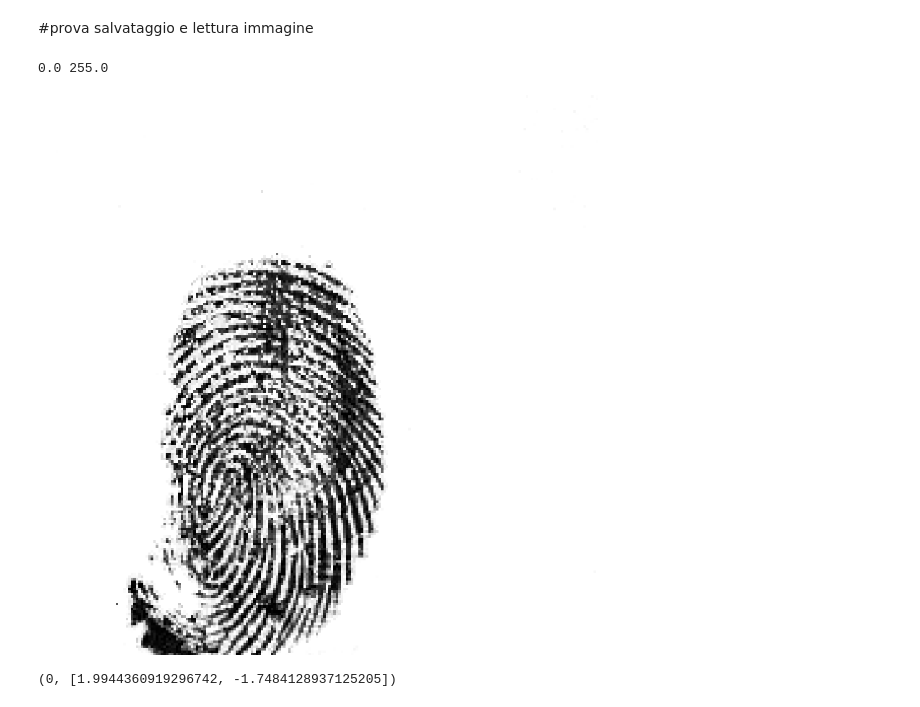
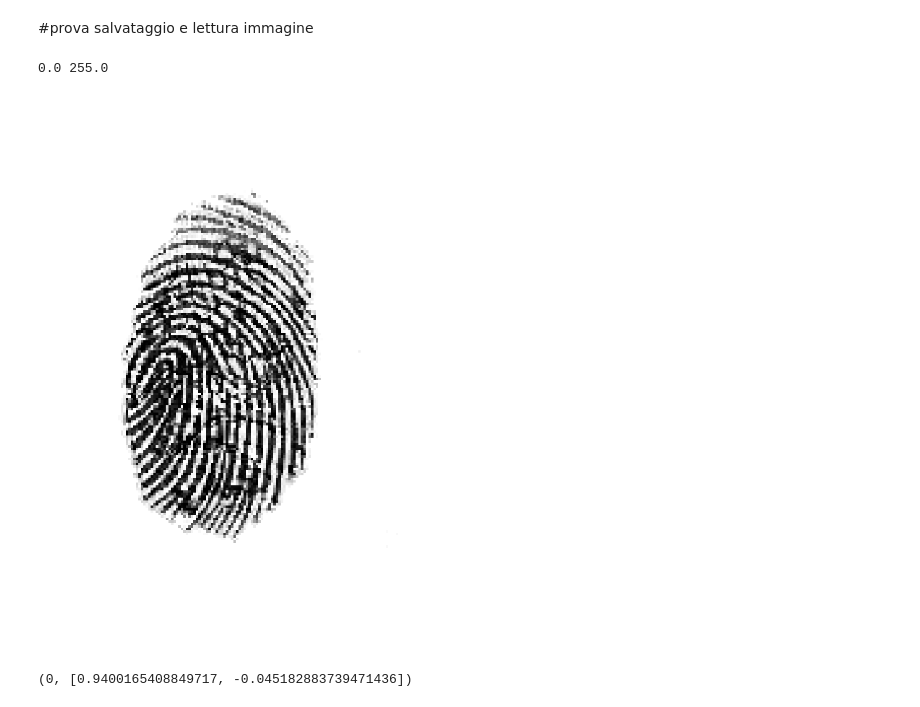
Before and after one commit to umbertogagl97/Tesi, a Jupyter notebook: Impronte/AttaccoScanner/Attacco_IFGM_completo_0_1.ipynb, the cells around one changed output. Drawn from its saved outputs; the diff is of its cells as text; code cells hidden in the pictures.

Commit message:
Modificata perturbazione e riordinamento trasformazioni

```diff
--- a/Impronte/AttaccoScanner/Attacco_IFGM_completo_0_1.ipynb
+++ b/Impronte/AttaccoScanner/Attacco_IFGM_completo_0_1.ipynb
@@ -261,9 +270,6 @@ def test_average_preds(classifier,input):
   preds=[]
   #value=[]
   prob=nn.Softmax()
-  data_transform_test= transforms.Compose([transforms.Resize([224,224]),
-          transforms.Normalize([0.485, 0.456, 0.406], [0.229, 0.224, 0.225])
-          ])
 
   if input.shape[2]!=1000:
     input=transf_init(input)
@@ -294,9 +300,6 @@ def test_average_values(classifier,input):
   '''
   preds=[]
   #value=[]
-  data_transform_test= transforms.Compose([transforms.Resize([224,224]),
-          transforms.Normalize([0.485, 0.456, 0.406], [0.229, 0.224, 0.225])
-          ])
 
   if input.shape[2]!=1000:
     input=transf_init(input)
@@ -544,16 +480,12 @@ class IterativeFastGradientMethod(EvasionAttack):
         iter=0
         #ridimensionamento per le img spoof spoof
         if active==True:
-          trans_prova= transforms.Compose([#transforms.ToPILImage(),
-                                           transforms.Resize([224,224],interpolation=InterpolationMode.NEAREST),
-                                           #transforms.Normalize([0.485, 0.456, 0.406], [0.229, 0.224, 0.225]),
-                                           #transforms.ToTensor()
-                                           ])
-          adv_x=trans_prova(torch.Tensor(adv_x))
+          adv_x=transf_resize(torch.Tensor(adv_x))
           #inserisci qui calcolo mask
           mask_mod=compute_mask(torch.Tensor(adv_x)) #è un'immagine 224x224 in scala di grigi
 
           adv_x=np.array(adv_x) #[0,1]
+
           #print("x init")
           #print(np.max(adv_x),np.min(adv_x))
           while active==True and partial_stop_condition and iter<max_iter:
@@ -591,7 +523,6 @@ class IterativeFastGradientMethod(EvasionAttack):
                 # Update current eps and check the stop condition
                 current_eps = current_eps + self.eps_step
                 partial_stop_condition = current_eps <= self.eps
-
 
         return adv_x
 
@@ -764,18 +695,17 @@ import random
 # FGM
 attack = IterativeFastGradientMethod(estimator=classifier, eps=1000,eps_step=0.001)
 
-list_print=sorted(random.sample(range(dim_set),10))
+list_print=sorted(random.sample(range(dim_set),1))
 
 x_print=[]
 y_print=[]
 x_print_adv=[]
 y_print_adv=[]
+perturb_print=[]
 Test_p = pd.DataFrame()
 model.eval()
 model.cuda()
-data_transform_test= transforms.Compose([transforms.Resize([224,224],interpolation=InterpolationMode.NEAREST),
-          transforms.Normalize([0.485, 0.456, 0.406], [0.229, 0.224, 0.225])
-          ])
+
 i=0
 for input,label in testgen:
   i+=1
@@ -783,15 +713,17 @@ for input,label in testgen:
   sys.stdout.write("\rElem: {0}/{1}".format(i,len(testgen)))
   sys.stdout.flush()
 
-  #input=data_transform_test(input) #prima faccio resize a 224 per calcolare le adv
-
   y_test=np.array((to_categorical(label.numpy(),2)))
   x_test=np.array(input.numpy())
+  #cv2.imwrite("img_orig.png",x_test[0].transpose(1,2,0)*255)
+  x_test_adv=attack.generate(x=x_test,y=y_test,class_target=classes_name.index('Live'),max_iter=100,confidence=0.7)
+  perturb=compute_perturb(x_test[0],x_test_adv[0])
 
-  x_test_adv=attack.generate(x=x_test,y=y_test,class_target=classes_name.index('Live'),max_iter=100,confidence=0.7)[0,:,:,:]
+  #x_test_adv=x_test_adv[0,:,:,:]
   #x_test_adv=(x_test_adv-np.min(x_test_adv))/(np.max(x_test_adv)-np.min(x_test_adv))
+
   x_test_adv=torch.Tensor(x_test_adv)
-  x_test_adv=x_test_adv.unsqueeze_(0)
+  #x_test_adv=x_test_adv.unsqueeze_(0)
 
   if x_test_adv.shape[2]!=1000:
     x_test_adv=transf_init(x_test_adv)
@@ -808,4 +740,5 @@ for input,label in testgen:
     x_print_adv.append(x_test_adv[0].numpy())
     y_print.append(y_test)
     y_print_adv.append(probabilities)
+    perturb_print.append(perturb)
 # %% [output]
@@ -1046,20 +966,20 @@ print_subplot(x_print,y_print,preds_orig,x_print_adv,y_print_adv,normalize=False
 #prova salvataggio e lettura immagine
 # %%
 from PIL import Image
-i=6
+i=0
 arr_init=x_print_adv[i].transpose(1,2,0)
 #arr_init=(arr_init-np.min(arr_init))/(np.max(arr_init)-np.min(arr_init))
 arr_init=(arr_init*255)
 print(np.min(arr_init),np.max(arr_init))
 #plt.imsave('prova.bmp',arr_init)
 cv2.imwrite('prova.png',arr_init)
 #plt.imshow(arr_init)
 cv2_imshow(arr_init)
-test_average_values_notransf(classifier,torch.Tensor(x_print_adv[i]).unsqueeze_(0))
+test_average_values(classifier,torch.Tensor(x_print_adv[i]).unsqueeze_(0))
 # %% [output]
 0.0 255.0
-[figure, old version]
+[figure, new version]
-(0, [1.9944360919296742, -1.7484128937125205])
+(0, [0.9400165408849717, -0.045182883739471436])
 # %%
 prova_arr=cv2.imread('prova.png')
 prova_arr=prova_arr/255
```
Also changed, not shown: parts of 14 cells of this notebook.
